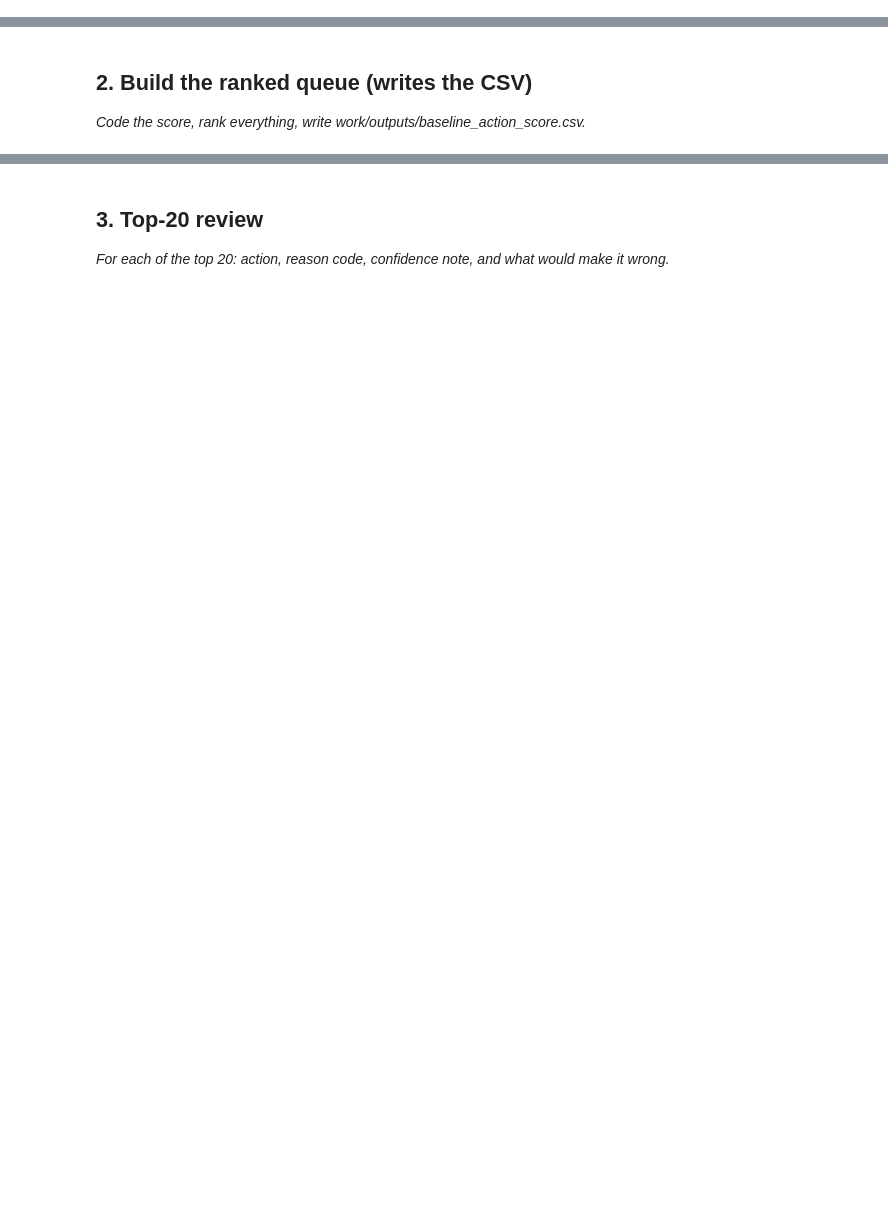
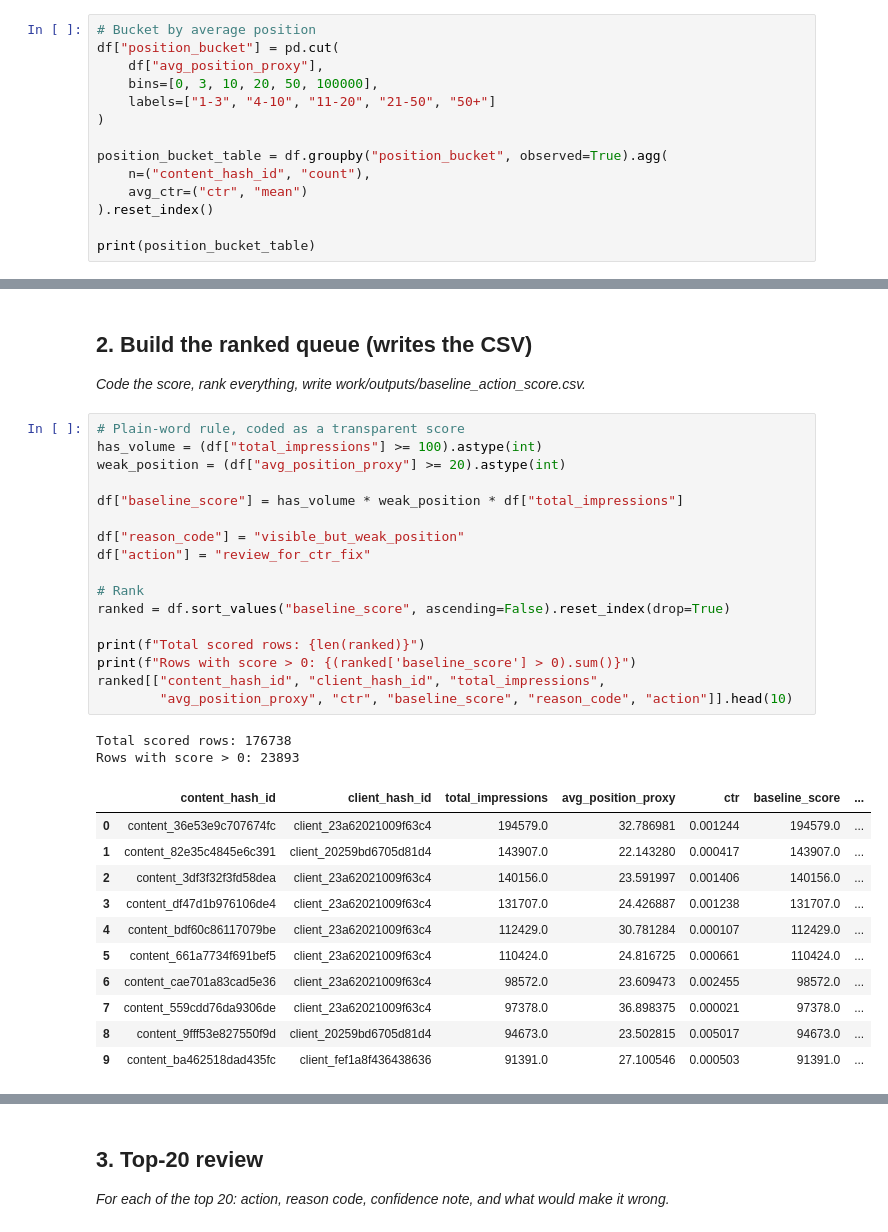
Before and after one commit to sarshadad-codeee/FlyRank_ML_Task1, a Jupyter notebook: work/notebooks/w04_baseline_score.ipynb, the cells around one changed output, grey strips where cells are left out. Saved outputs shown, nothing was run; the diff lists cells and outputs as text; blank space fills up the shorter version.

```diff
--- a/work/notebooks/w04_baseline_score.ipynb
+++ b/work/notebooks/w04_baseline_score.ipynb
@@ -65,0 +121,14 @@ Any negative ages? 0 rows
+# %%
+# Bucket by average position
+df["position_bucket"] = pd.cut(
+    df["avg_position_proxy"],
+    bins=[0, 3, 10, 20, 50, 100000],
+    labels=["1-3", "4-10", "11-20", "21-50", "50+"]
+)
+
+position_bucket_table = df.groupby("position_bucket", observed=True).agg(
+    n=("content_hash_id", "count"),
+    avg_ctr=("ctr", "mean")
+).reset_index()
+
+print(position_bucket_table)
@@ -67,3 +163,34 @@ Any negative ages? 0 rows
 ## 2. Build the ranked queue (writes the CSV)
 
 *Code the score, rank everything, write work/outputs/baseline_action_score.csv.*
+# %%
+# Plain-word rule, coded as a transparent score
+has_volume = (df["total_impressions"] >= 100).astype(int)
+weak_position = (df["avg_position_proxy"] >= 20).astype(int)
+
+df["baseline_score"] = has_volume * weak_position * df["total_impressions"]
+
+df["reason_code"] = "visible_but_weak_position"
+df["action"] = "review_for_ctr_fix"
+
+# Rank
+ranked = df.sort_values("baseline_score", ascending=False).reset_index(drop=True)
+
+print(f"Total scored rows: {len(ranked)}")
+print(f"Rows with score > 0: {(ranked['baseline_score'] > 0).sum()}")
+ranked[["content_hash_id", "client_hash_id", "total_impressions",
+        "avg_position_proxy", "ctr", "baseline_score", "reason_code", "action"]].head(10)
+# %% [output]
+Total scored rows: 176738
+Rows with score > 0: 23893
+|  | content_hash_id | client_hash_id | total_impressions | avg_position_proxy | ctr | baseline_score | ... |
+| 0 | content_36e53e9c707674fc | client_23a62021009f63c4 | 194579.0 | 32.786981 | 0.001244 | 194579.0 | ... |
+| 1 | content_82e35c4845e6c391 | client_20259bd6705d81d4 | 143907.0 | 22.143280 | 0.000417 | 143907.0 | ... |
+| 2 | content_3df3f32f3fd58dea | client_23a62021009f63c4 | 140156.0 | 23.591997 | 0.001406 | 140156.0 | ... |
+| 3 | content_df47d1b976106de4 | client_23a62021009f63c4 | 131707.0 | 24.426887 | 0.001238 | 131707.0 | ... |
+| 4 | content_bdf60c86117079be | client_23a62021009f63c4 | 112429.0 | 30.781284 | 0.000107 | 112429.0 | ... |
+| 5 | content_661a7734f691bef5 | client_23a62021009f63c4 | 110424.0 | 24.816725 | 0.000661 | 110424.0 | ... |
+| 6 | content_cae701a83cad5e36 | client_23a62021009f63c4 | 98572.0 | 23.609473 | 0.002455 | 98572.0 | ... |
+| 7 | content_559cdd76da9306de | client_23a62021009f63c4 | 97378.0 | 36.898375 | 0.000021 | 97378.0 | ... |
+| 8 | content_9fff53e827550f9d | client_20259bd6705d81d4 | 94673.0 | 23.502815 | 0.005017 | 94673.0 | ... |
+| 9 | content_ba462518dad435fc | client_fef1a8f436438636 | 91391.0 | 27.100546 | 0.000503 | 91391.0 | ... |
```
Also changed, not shown: parts of 11 cells of this notebook.
